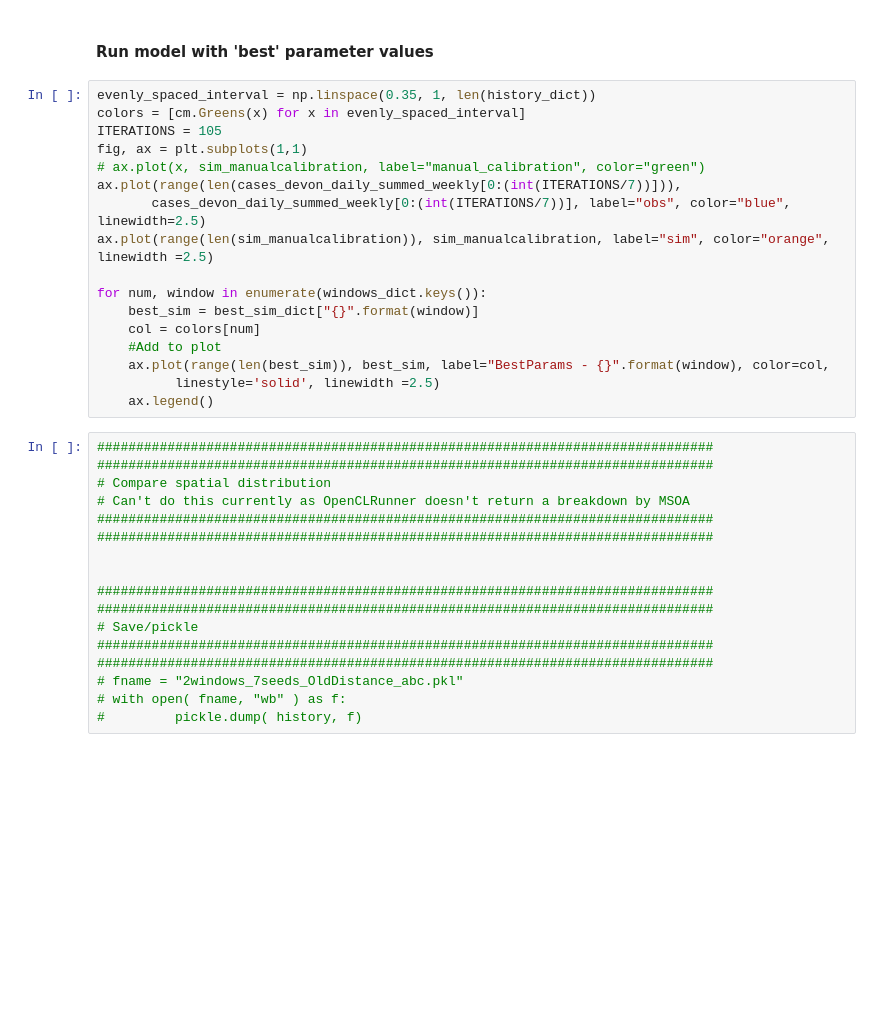
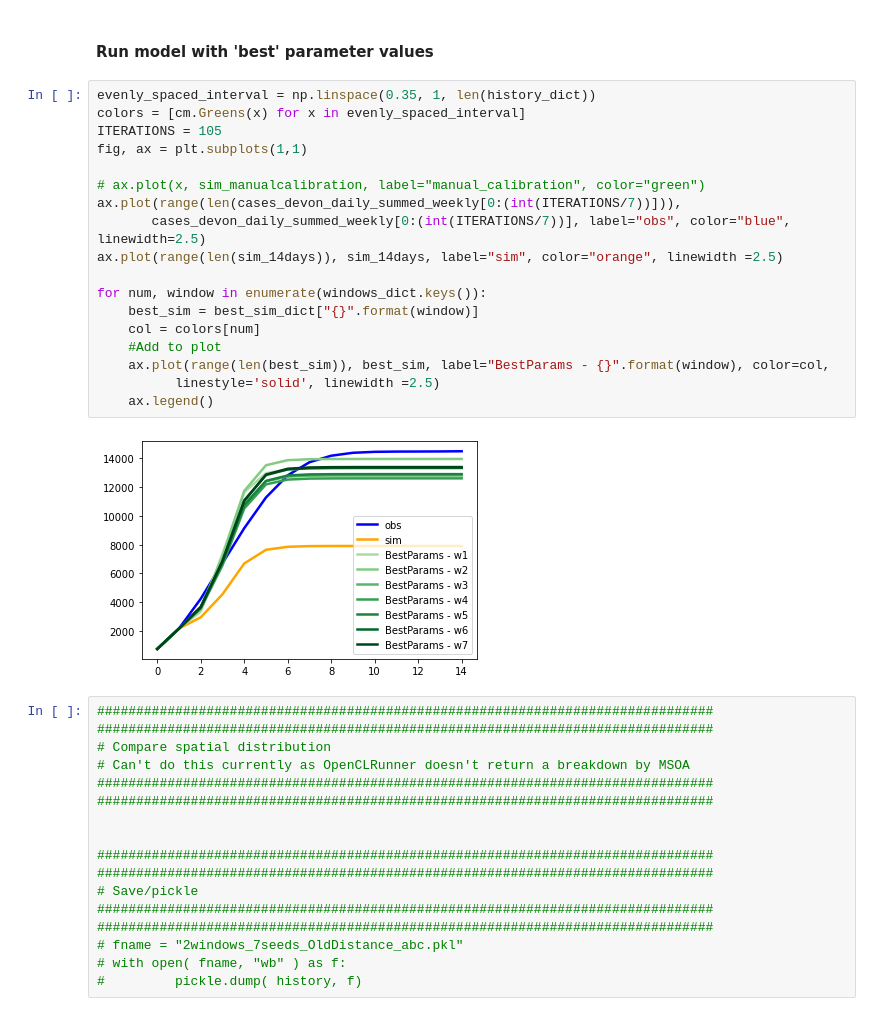
Before and after one commit to Urban-Analytics/RAMP-UA, a Jupyter notebook: experiments/calibration/AnalyseResults.ipynb, the cells around one changed output. Cells and saved outputs as stored; diff of their text form; blank space fills up the shorter version.

```diff
--- a/experiments/calibration/AnalyseResults.ipynb
+++ b/experiments/calibration/AnalyseResults.ipynb
@@ -595,20 +614,23 @@ fig.show()
 # %%
 evenly_spaced_interval = np.linspace(0.35, 1, len(history_dict))
 colors = [cm.Greens(x) for x in evenly_spaced_interval]
 ITERATIONS = 105
 fig, ax = plt.subplots(1,1)
+
 # ax.plot(x, sim_manualcalibration, label="manual_calibration", color="green")
 ax.plot(range(len(cases_devon_daily_summed_weekly[0:(int(ITERATIONS/7))])),
        cases_devon_daily_summed_weekly[0:(int(ITERATIONS/7))], label="obs", color="blue", linewidth=2.5)
-ax.plot(range(len(sim_manualcalibration)), sim_manualcalibration, label="sim", color="orange", linewidth =2.5)
+ax.plot(range(len(sim_14days)), sim_14days, label="sim", color="orange", linewidth =2.5)
 
 for num, window in enumerate(windows_dict.keys()):
     best_sim = best_sim_dict["{}".format(window)]
     col = colors[num]
     #Add to plot
     ax.plot(range(len(best_sim)), best_sim, label="BestParams - {}".format(window), color=col,
           linestyle='solid', linewidth =2.5)
     ax.legend()
+# %% [output]
+[figure, added]
 # %%
 ###############################################################################
 ###############################################################################
```
Also changed, not shown: parts of 5 cells of this notebook.
